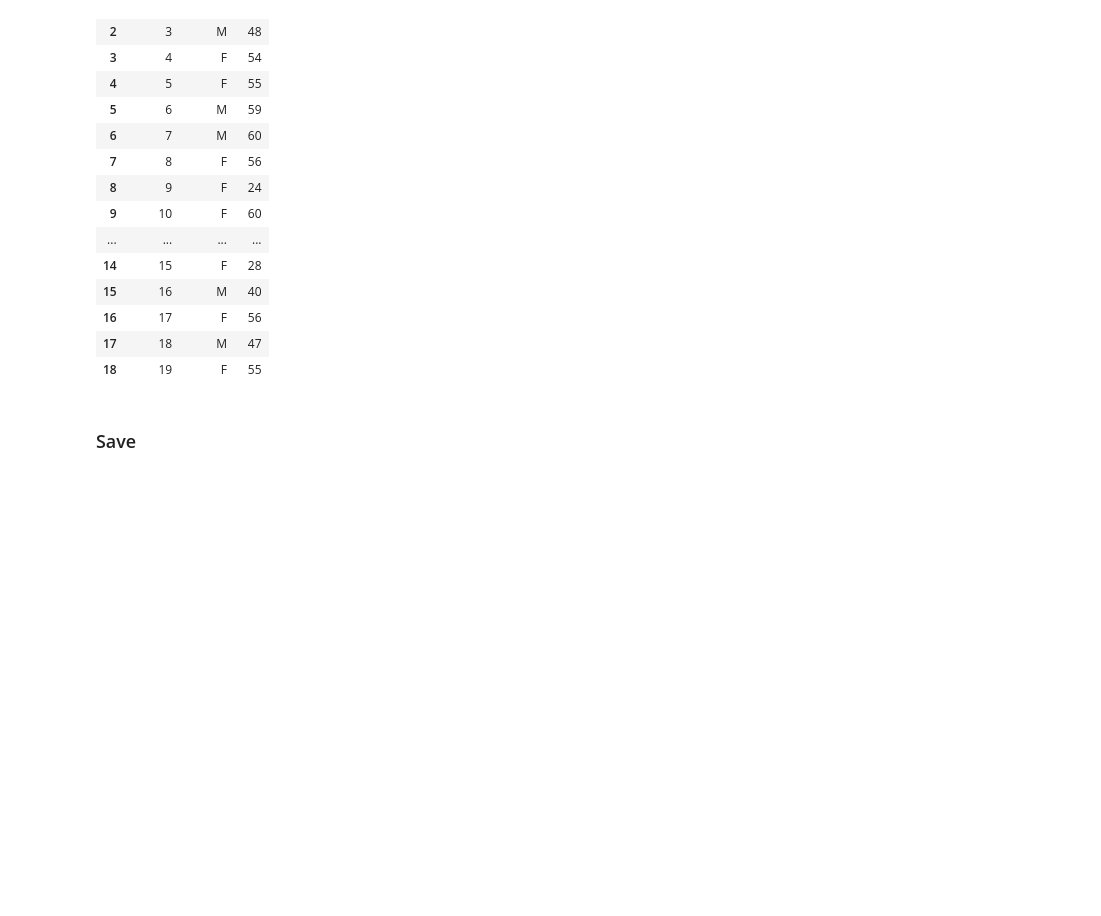
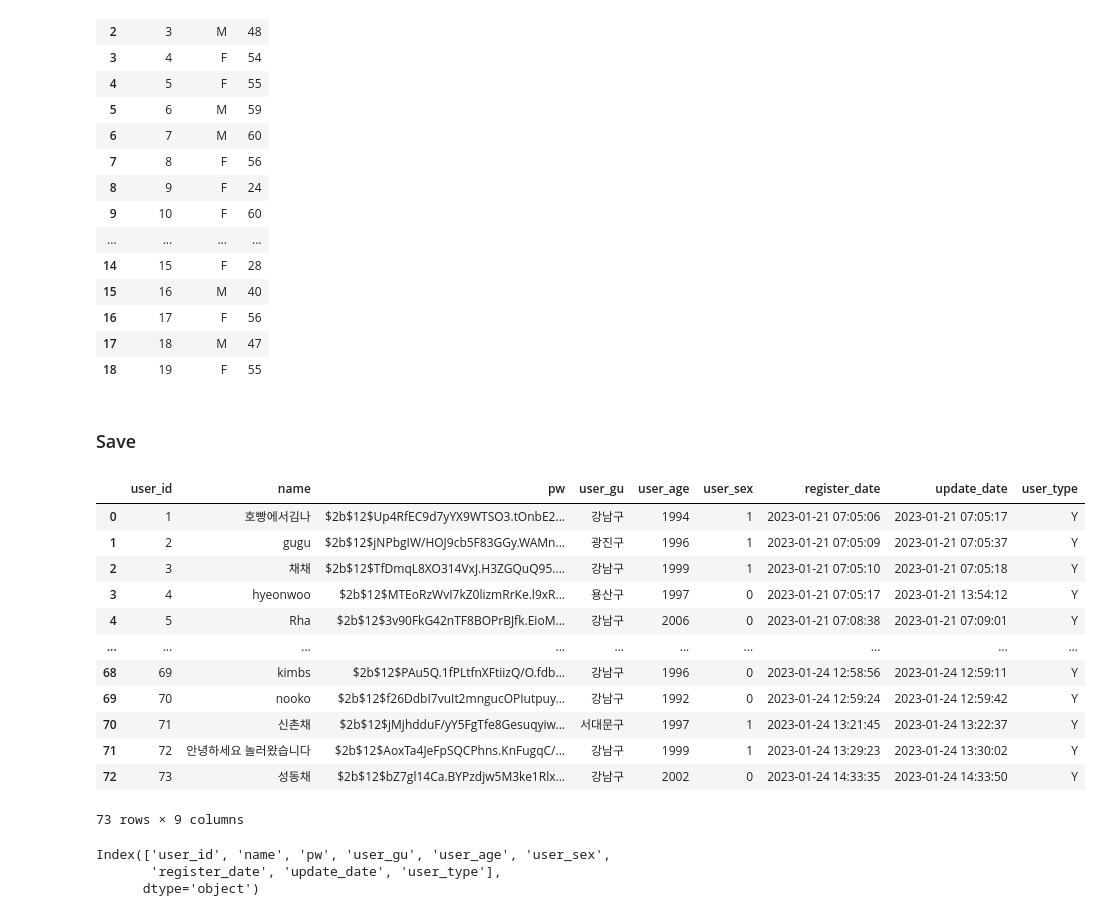
Before and after one commit to boostcampaitech4lv23recsys2/final-project-level3-recsys-10, a Jupyter notebook: EDA/sample_inter_user.ipynb, the cells around one changed output. Cells and saved outputs as stored; diff of their text form; code cells hidden in the pictures; blank space fills up the shorter version.

Commit message:
feat: Modify code to generate sample data

```diff
--- a/EDA/sample_inter_user.ipynb
+++ b/EDA/sample_inter_user.ipynb
@@ -208,3 +208,35 @@ user_df.to_csv(data_path+'sample_user_data.csv',index=False)
 # recbole용 데이터
 user_df.to_csv(data_path+'sample_rec.user',index=False, sep='\t')
 user_df.to_csv(recbole_path+'sample_rec.user',index=False, sep='\t')
+# %%
+path = '../modeling/RecBole/dataset/sample_rec/'
+file1 = 's1.csv'
+file2 = 's2.csv'
+file3 = 's3.csv'
+file4 = 's4.csv'
+user_ = pd.read_csv(path+file1)
+inter_ = pd.read_csv(path+file2)
+item_ = pd.read_csv(path+file3)
+click = pd.read_csv(path+file4)
+# %%
+user_
+# %% [output]
+|  | user_id | name | pw | user_gu | user_age | user_sex | register_date | update_date | user_type |
+| 0 | 1 | 호빵에서김나 | $2b$12$Up4RfEC9d7yYX9WTSO3.tOnbE2... | 강남구 | 1994 | 1 | 2023-01-21 07:05:06 | 2023-01-21 07:05:17 | Y |
+| 1 | 2 | gugu | $2b$12$jNPbgIW/HOJ9cb5F83GGy.WAMn... | 광진구 | 1996 | 1 | 2023-01-21 07:05:09 | 2023-01-21 07:05:37 | Y |
+| 2 | 3 | 채채 | $2b$12$TfDmqL8XO314VxJ.H3ZGQuQ95.... | 강남구 | 1999 | 1 | 2023-01-21 07:05:10 | 2023-01-21 07:05:18 | Y |
+| 3 | 4 | hyeonwoo | $2b$12$MTEoRzWvI7kZ0lizmRrKe.l9xR... | 용산구 | 1997 | 0 | 2023-01-21 07:05:17 | 2023-01-21 13:54:12 | Y |
+| 4 | 5 | Rha | $2b$12$3v90FkG42nTF8BOPrBJfk.EioM... | 강남구 | 2006 | 0 | 2023-01-21 07:08:38 | 2023-01-21 07:09:01 | Y |
+| ... | ... | ... | ... | ... | ... | ... | ... | ... | ... |
+| 68 | 69 | kimbs | $2b$12$PAu5Q.1fPLtfnXFtiizQ/O.fdb... | 강남구 | 1996 | 0 | 2023-01-24 12:58:56 | 2023-01-24 12:59:11 | Y |
+| 69 | 70 | nooko | $2b$12$f26DdbI7vuIt2mngucOPIutpuy... | 강남구 | 1992 | 0 | 2023-01-24 12:59:24 | 2023-01-24 12:59:42 | Y |
+| 70 | 71 | 신촌채 | $2b$12$jMjhdduF/yY5FgTfe8Gesuqyiw... | 서대문구 | 1997 | 1 | 2023-01-24 13:21:45 | 2023-01-24 13:22:37 | Y |
+| 71 | 72 | 안녕하세요 놀러왔습니다 | $2b$12$AoxTa4JeFpSQCPhns.KnFugqC/... | 강남구 | 1999 | 1 | 2023-01-24 13:29:23 | 2023-01-24 13:30:02 | Y |
+| 72 | 73 | 성동채 | $2b$12$bZ7gl14Ca.BYPzdjw5M3ke1Rlx... | 강남구 | 2002 | 0 | 2023-01-24 14:33:35 | 2023-01-24 14:33:50 | Y |
+73 rows × 9 columns
+# %%
+user_.columns
+# %% [output]
+Index(['user_id', 'name', 'pw', 'user_gu', 'user_age', 'user_sex',
+       'register_date', 'update_date', 'user_type'],
+      dtype='object')
```
Also changed, not shown: parts of 13 cells of this notebook, 2 other files.
